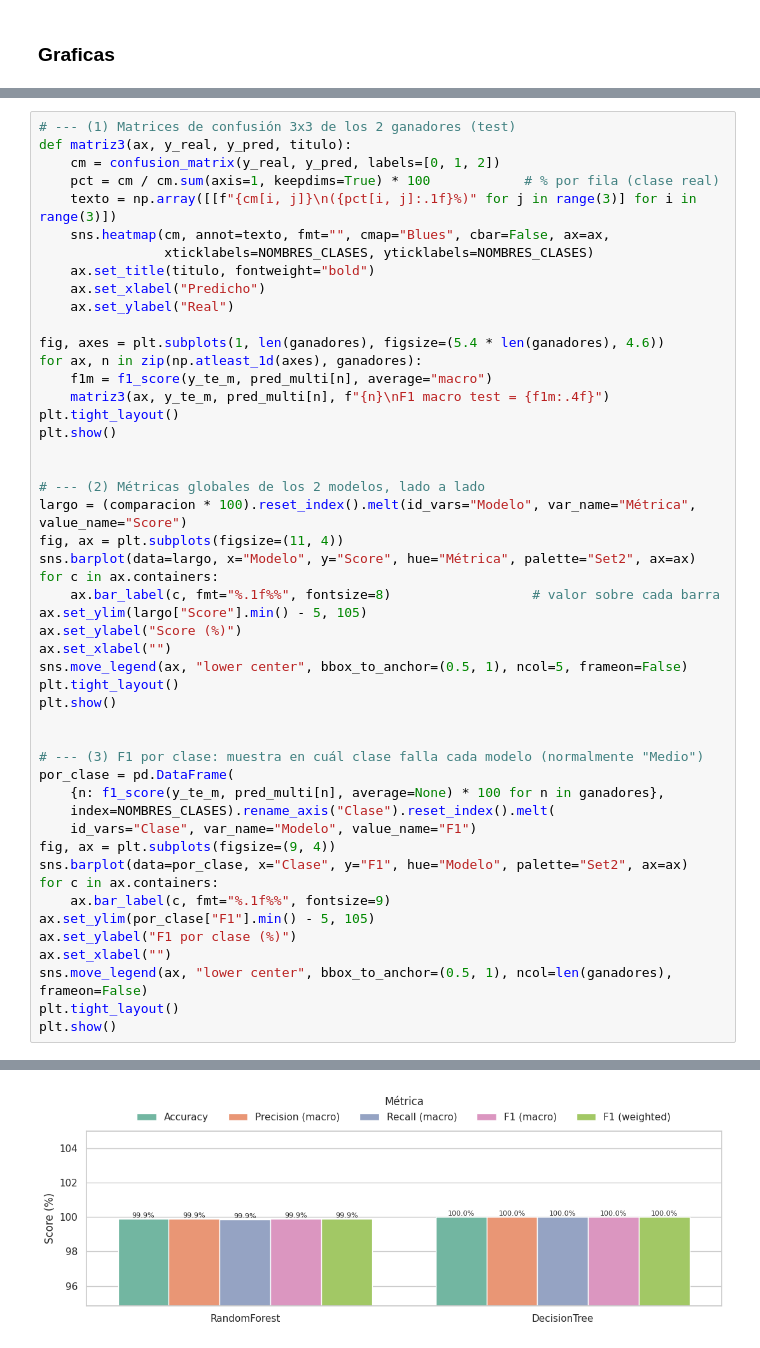
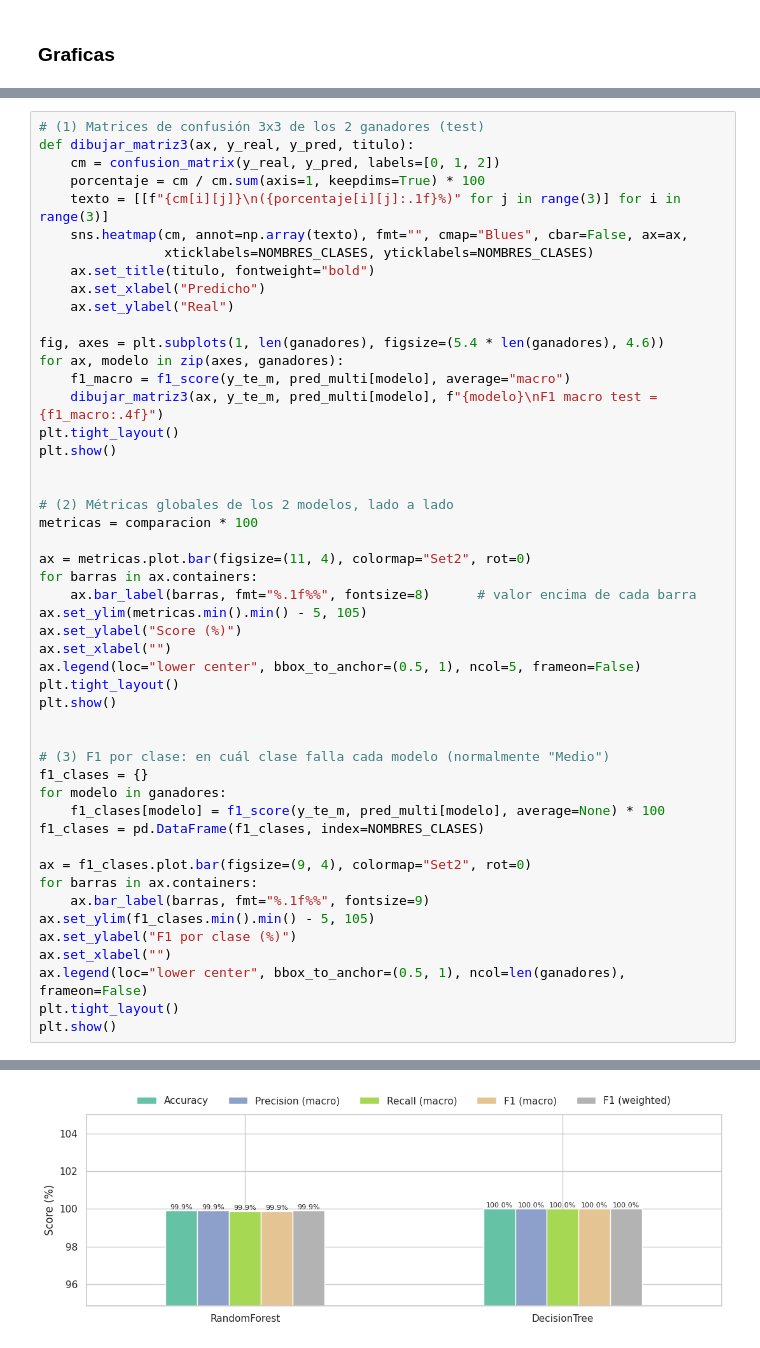
Before and after one commit to Neyder2502/gpu-performance-ml, a Jupyter notebook: proyecto_machine_learning.ipynb, the cells around one changed output, grey strips where cells are left out. Drawn from its saved outputs; the diff is of its cells as text.

```diff
--- a/proyecto_machine_learning.ipynb
+++ b/proyecto_machine_learning.ipynb
@@ -1162,54 +1214,54 @@ plt.show()
 [figure]
 [figure]
 # %%
-# --- (1) Matrices de confusión 3x3 de los 2 ganadores (test)
-def matriz3(ax, y_real, y_pred, titulo):
+# (1) Matrices de confusión 3x3 de los 2 ganadores (test)
+def dibujar_matriz3(ax, y_real, y_pred, titulo):
     cm = confusion_matrix(y_real, y_pred, labels=[0, 1, 2])
-    pct = cm / cm.sum(axis=1, keepdims=True) * 100            # % por fila (clase real)
-    texto = np.array([[f"{cm[i, j]}\n({pct[i, j]:.1f}%)" for j in range(3)] for i in range(3)])
-    sns.heatmap(cm, annot=texto, fmt="", cmap="Blues", cbar=False, ax=ax,
+    porcentaje = cm / cm.sum(axis=1, keepdims=True) * 100
+    texto = [[f"{cm[i][j]}\n({porcentaje[i][j]:.1f}%)" for j in range(3)] for i in range(3)]
+    sns.heatmap(cm, annot=np.array(texto), fmt="", cmap="Blues", cbar=False, ax=ax,
                 xticklabels=NOMBRES_CLASES, yticklabels=NOMBRES_CLASES)
     ax.set_title(titulo, fontweight="bold")
     ax.set_xlabel("Predicho")
     ax.set_ylabel("Real")
 
 fig, axes = plt.subplots(1, len(ganadores), figsize=(5.4 * len(ganadores), 4.6))
-for ax, n in zip(np.atleast_1d(axes), ganadores):
-    f1m = f1_score(y_te_m, pred_multi[n], average="macro")
-    matriz3(ax, y_te_m, pred_multi[n], f"{n}\nF1 macro test = {f1m:.4f}")
+for ax, modelo in zip(axes, ganadores):
+    f1_macro = f1_score(y_te_m, pred_multi[modelo], average="macro")
+    dibujar_matriz3(ax, y_te_m, pred_multi[modelo], f"{modelo}\nF1 macro test = {f1_macro:.4f}")
 plt.tight_layout()
 plt.show()
 
 
-# --- (2) Métricas globales de los 2 modelos, lado a lado
-largo = (comparacion * 100).reset_index().melt(id_vars="Modelo", var_name="Métrica", value_name="Score")
-fig, ax = plt.subplots(figsize=(11, 4))
-sns.barplot(data=largo, x="Modelo", y="Score", hue="Métrica", palette="Set2", ax=ax)
-for c in ax.containers:
-    ax.bar_label(c, fmt="%.1f%%", fontsize=8)                  # valor sobre cada barra
-ax.set_ylim(largo["Score"].min() - 5, 105)
+# (2) Métricas globales de los 2 modelos, lado a lado
+metricas = comparacion * 100
+
+ax = metricas.plot.bar(figsize=(11, 4), colormap="Set2", rot=0)
+for barras in ax.containers:
+    ax.bar_label(barras, fmt="%.1f%%", fontsize=8)      # valor encima de cada barra
+ax.set_ylim(metricas.min().min() - 5, 105)
 ax.set_ylabel("Score (%)")
 ax.set_xlabel("")
-sns.move_legend(ax, "lower center", bbox_to_anchor=(0.5, 1), ncol=5, frameon=False)
+ax.legend(loc="lower center", bbox_to_anchor=(0.5, 1), ncol=5, frameon=False)
 plt.tight_layout()
 plt.show()
 
 
-# --- (3) F1 por clase: muestra en cuál clase falla cada modelo (normalmente "Medio")
-por_clase = pd.DataFrame(
-    {n: f1_score(y_te_m, pred_multi[n], average=None) * 100 for n in ganadores},
-    index=NOMBRES_CLASES).rename_axis("Clase").reset_index().melt(
-    id_vars="Clase", var_name="Modelo", value_name="F1")
-fig, ax = plt.subplots(figsize=(9, 4))
-sns.barplot(data=por_clase, x="Clase", y="F1", hue="Modelo", palette="Set2", ax=ax)
-for c in ax.containers:
-    ax.bar_label(c, fmt="%.1f%%", fontsize=9)
-ax.set_ylim(por_clase["F1"].min() - 5, 105)
+# (3) F1 por clase: en cuál clase falla cada modelo (normalmente "Medio")
+f1_clases = {}
+for modelo in ganadores:
+    f1_clases[modelo] = f1_score(y_te_m, pred_multi[modelo], average=None) * 100
+f1_clases = pd.DataFrame(f1_clases, index=NOMBRES_CLASES)
+
+ax = f1_clases.plot.bar(figsize=(9, 4), colormap="Set2", rot=0)
+for barras in ax.containers:
+    ax.bar_label(barras, fmt="%.1f%%", fontsize=9)
+ax.set_ylim(f1_clases.min().min() - 5, 105)
 ax.set_ylabel("F1 por clase (%)")
 ax.set_xlabel("")
-sns.move_legend(ax, "lower center", bbox_to_anchor=(0.5, 1), ncol=len(ganadores), frameon=False)
+ax.legend(loc="lower center", bbox_to_anchor=(0.5, 1), ncol=len(ganadores), frameon=False)
 plt.tight_layout()
 plt.show()
 # %% [output]
 [figure]
-[figure, old version]
+[figure, new version]
```
Also changed, not shown: parts of 16 cells of this notebook.
